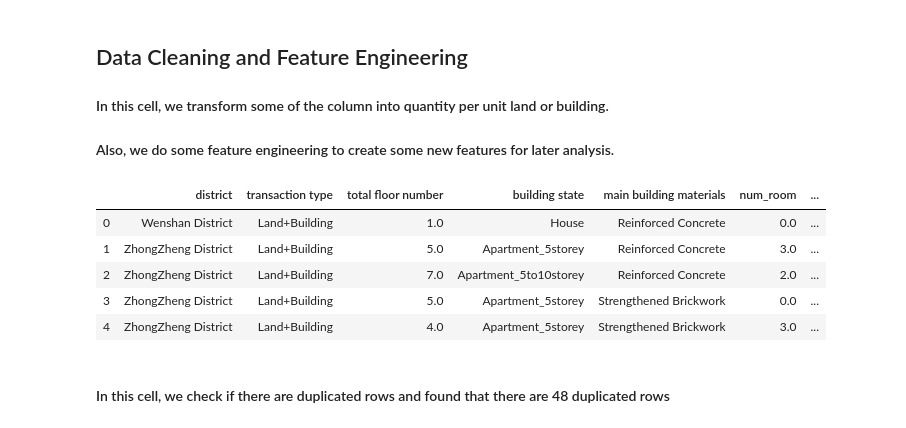
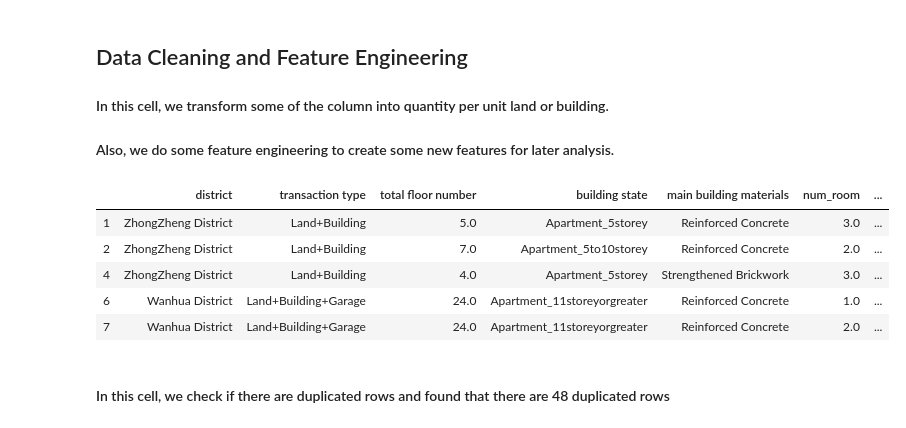
Before and after one commit to BurgerWu/Predicting-Housing-Price-in-Taipei-City, a Jupyter notebook: Predicting House Price in Taipei City-Unit.ipynb, the cells around one changed output. Saved outputs shown, nothing was run; the diff lists cells and outputs as text; code cells hidden in the pictures.

```diff
--- a/Predicting House Price in Taipei City-Unit.ipynb
+++ b/Predicting House Price in Taipei City-Unit.ipynb
@@ -44,47 +43,46 @@ Resident_Dataset.head()
 
 #### In this cell, we transform some of the column into quantity per unit land or building.
 #### Also, we do some feature engineering to create some new features for later analysis.
+# %%
+#We do not take transaction data with 0 room into consideration
+Resident_Dataset = Resident_Dataset[Resident_Dataset["num_room"]!=0]
 # %%
 # This part average land shifting total area with number of land transaction.
 Resident_Dataset["land shifting total area per unit transaction"] = Resident_Dataset["land shifting total area"]/Resident_Dataset["num_land"]
 Resident_Dataset["land shifting total area per unit transaction"].replace(np.inf, np.nan, inplace = True)
 Resident_Dataset["land shifting total area per unit transaction"].fillna(0,inplace = True)
 
 # This part average building shifting total area with number of building transaction.
 Resident_Dataset["building shifting total area per unit transaction"] = Resident_Dataset["building shifting total area"]/Resident_Dataset["num_building"]
 
+#This part average some other columns with number of building
+Resident_Dataset["num_room"] = Resident_Dataset["num_room"]/Resident_Dataset["num_building"]
+Resident_Dataset["num_bathroom"] = Resident_Dataset["num_bathroom"]/Resident_Dataset["num_building"]
+Resident_Dataset["main building area"] = Resident_Dataset["main building area"]/Resident_Dataset["num_building"]
+Resident_Dataset["balcony area"] = Resident_Dataset["balcony area"]/Resident_Dataset["num_building"]
+Resident_Dataset["subsidiary building area"] = Resident_Dataset["subsidiary building area"]/Resident_Dataset["num_building"]
+
 #This part adds some derived feature to the dataset
 #This line create total shifting area per unit transaction
 Resident_Dataset["total shifting area per unit transaction"] = Resident_Dataset["land shifting total area per unit transaction"] + Resident_Dataset["building shifting total area per unit transaction"]
 
 #This line create building age at transaction
 Resident_Dataset["building age at transaction"] = Resident_Dataset['transaction year'] - Resident_Dataset['complete year']
 
+#This line create main building ratio by taking main building area over building shifting total area
+Resident_Dataset["main building ratio"] = Resident_Dataset["main building area"]/Resident_Dataset["building shifting total area"]
+
 #This line create unit price without carpark price included
 Resident_Dataset["unit ntd nocarpark"] = (Resident_Dataset["total ntd"] - Resident_Dataset["carpark total price"])/Resident_Dataset["building shifting total area"]
 
-#This line create main building ratio by taking main building area over building shifting total area
-Resident_Dataset["main building ratio"] = Resident_Dataset["main building area"]/Resident_Dataset["building shifting total area"]
-
-#This line create building ratio by taking building shifting total area over land shifting total area
-Resident_Dataset["building to land ratio"] = Resident_Dataset["building shifting total area"]/Resident_Dataset["land shifting total area"]
-Resident_Dataset["building to land ratio"].replace(np.inf, np.nan, inplace = True)
-Resident_Dataset["building to land ratio"].fillna(0,inplace = True)
-
-#This part average some other columns with number of building
-Resident_Dataset["num_room"] = Resident_Dataset["num_room"]/Resident_Dataset["num_building"]
-Resident_Dataset["num_bathroom"] = Resident_Dataset["num_bathroom"]/Resident_Dataset["num_building"]
-Resident_Dataset["main building area"] = Resident_Dataset["main building area"]/Resident_Dataset["num_building"]
-Resident_Dataset["balcony area"] = Resident_Dataset["balcony area"]/Resident_Dataset["num_building"]
-Resident_Dataset["subsidiary building area"] = Resident_Dataset["subsidiary building area"]/Resident_Dataset["num_building"]
 
 #Finally, we drop some columns that is no longer of our interest
 Resident_Dataset.drop(columns=["carpark total price","num_garage","carpark shifting area","carpark type","land shifting total area","building shifting total area","num_land","num_building","transaction year","complete year","total ntd","unit ntd"], inplace = True)
 Resident_Dataset.head()
 # %% [output]
 |  | district | transaction type | total floor number | building state | main building materials | num_room | ... |
-| 0 | Wenshan District | Land+Building | 1.0 | House | Reinforced Concrete | 0.0 | ... |
 | 1 | ZhongZheng District | Land+Building | 5.0 | Apartment_5storey | Reinforced Concrete | 3.0 | ... |
 | 2 | ZhongZheng District | Land+Building | 7.0 | Apartment_5to10storey | Reinforced Concrete | 2.0 | ... |
-| 3 | ZhongZheng District | Land+Building | 5.0 | Apartment_5storey | Strengthened Brickwork | 0.0 | ... |
 | 4 | ZhongZheng District | Land+Building | 4.0 | Apartment_5storey | Strengthened Brickwork | 3.0 | ... |
+| 6 | Wanhua District | Land+Building+Garage | 24.0 | Apartment_11storeyorgreater | Reinforced Concrete | 1.0 | ... |
+| 7 | Wanhua District | Land+Building+Garage | 24.0 | Apartment_11storeyorgreater | Reinforced Concrete | 2.0 | ... |
```
Also changed, not shown: parts of 36 cells of this notebook.
